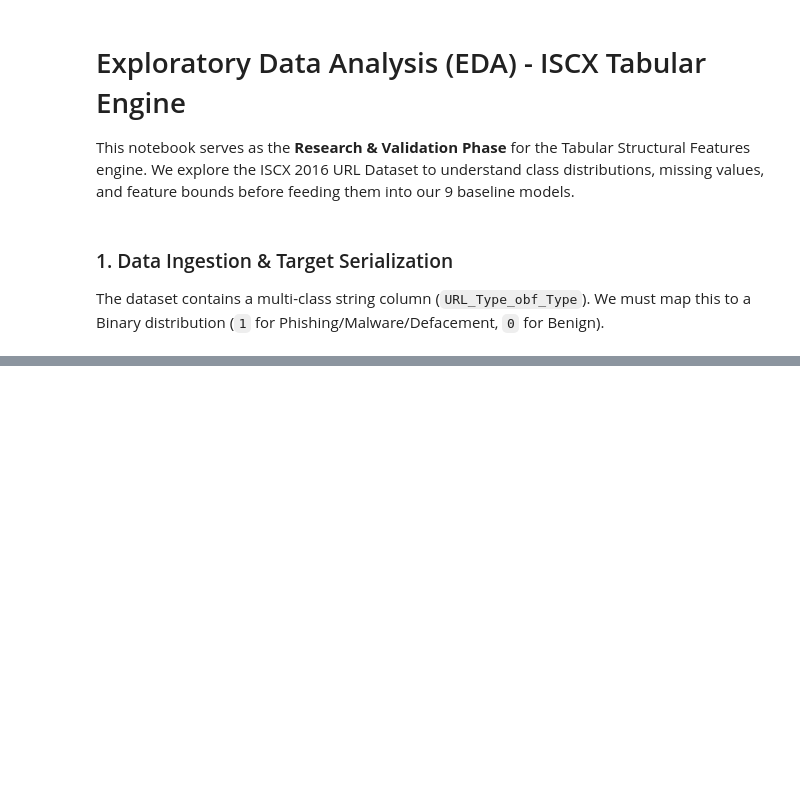
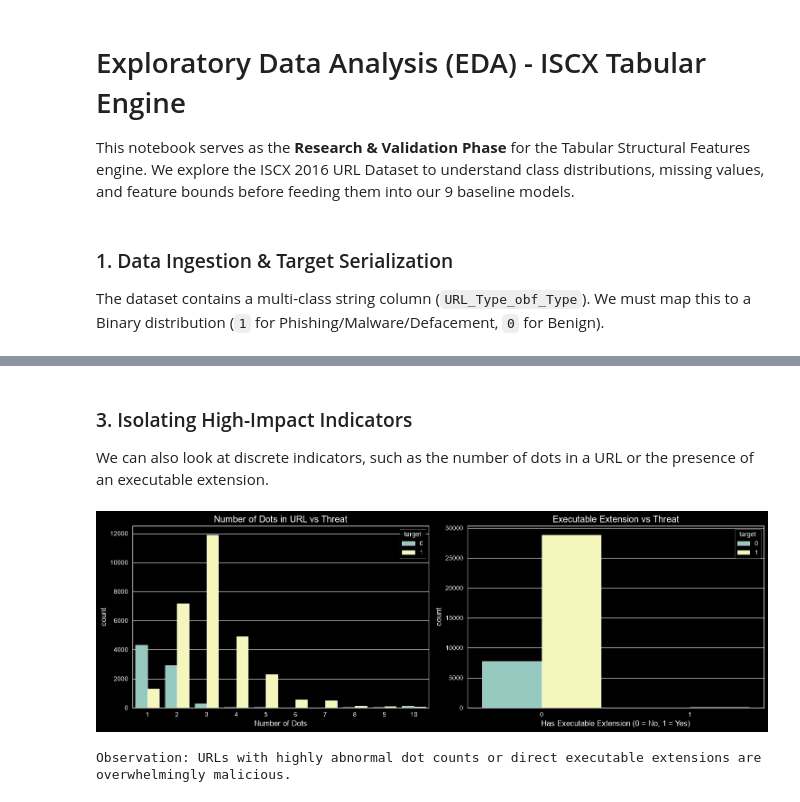
Before and after one commit to Bibek-Dhakal/multimodal-phishing-detection-platform, a Jupyter notebook: notebooks/01_eda_tabular_datasets.ipynb, the cells around one changed output, grey strips where cells are left out. Saved outputs shown, nothing was run; the diff lists cells and outputs as text; code cells hidden in the pictures; blank space fills up the shorter version.

```diff
--- a/notebooks/01_eda_tabular_datasets.ipynb
+++ b/notebooks/01_eda_tabular_datasets.ipynb
@@ -28,0 +53,24 @@ plt.show()
+# %% [markdown]
+### 3. Isolating High-Impact Indicators
+We can also look at discrete indicators, such as the number of dots in a URL or the presence of an executable extension.
+# %%
+fig, axes = plt.subplots(1, 2, figsize=(15, 5))
+
+# Cap dots at 10 for visualization
+df['dots_capped'] = df['NumberofDotsinURL'].apply(lambda x: x if x < 10 else 10)
+
+sns.countplot(data=df, x='dots_capped', hue='target', ax=axes[0])
+axes[0].set_title('Number of Dots in URL vs Threat')
+axes[0].set_xlabel('Number of Dots')
+
+sns.countplot(data=df, x='executable', hue='target', ax=axes[1])
+axes[1].set_title('Executable Extension vs Threat')
+axes[1].set_xlabel('Has Executable Extension (0 = No, 1 = Yes)')
+
+plt.tight_layout()
+plt.show()
+
+print("Observation: URLs with highly abnormal dot counts or direct executable extensions are overwhelmingly malicious.")
+# %% [output]
+[figure, added]
+Observation: URLs with highly abnormal dot counts or direct executable extensions are overwhelmingly malicious.
```
Also changed, not shown: parts of 7 cells of this notebook, 3 other files.
